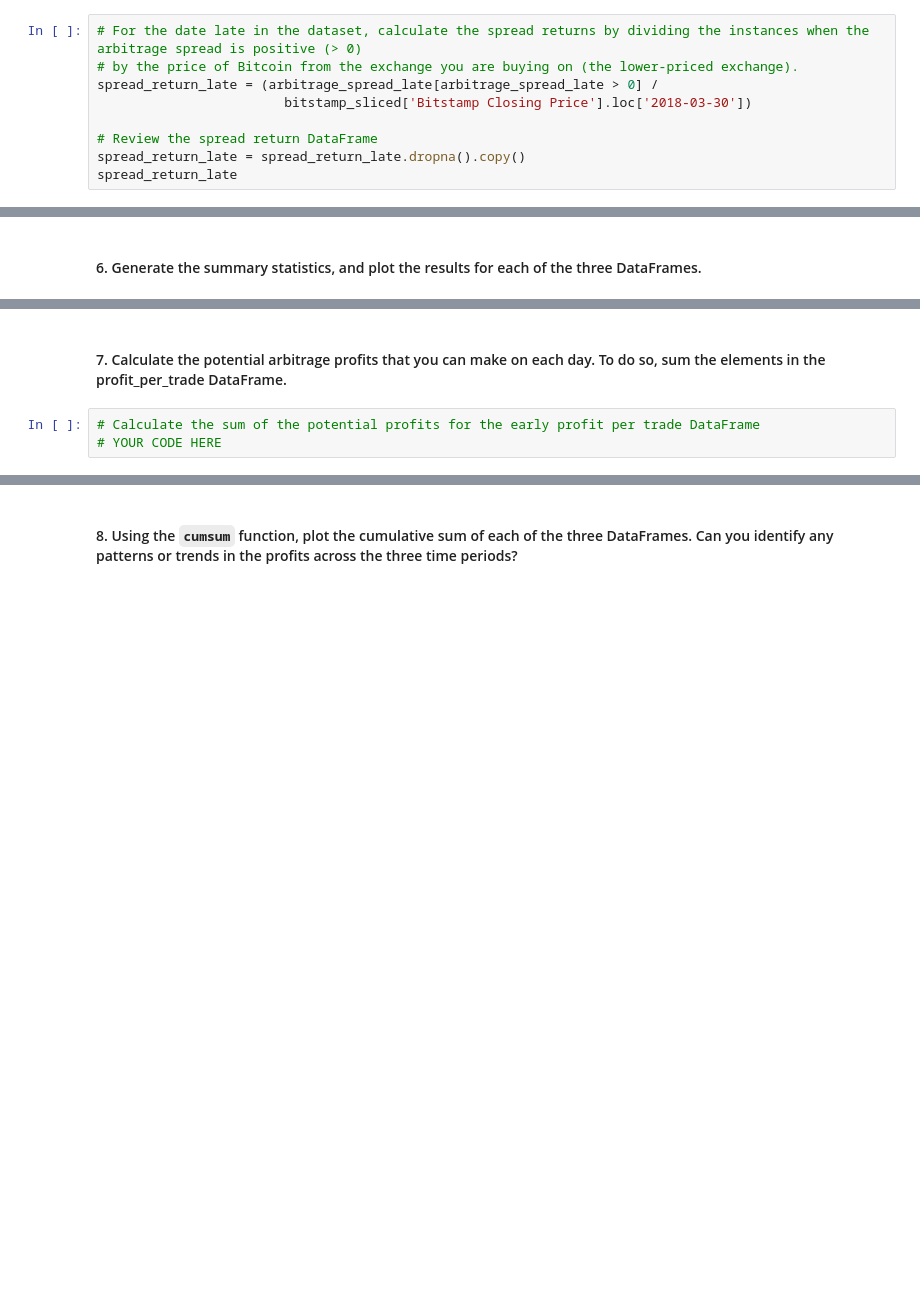
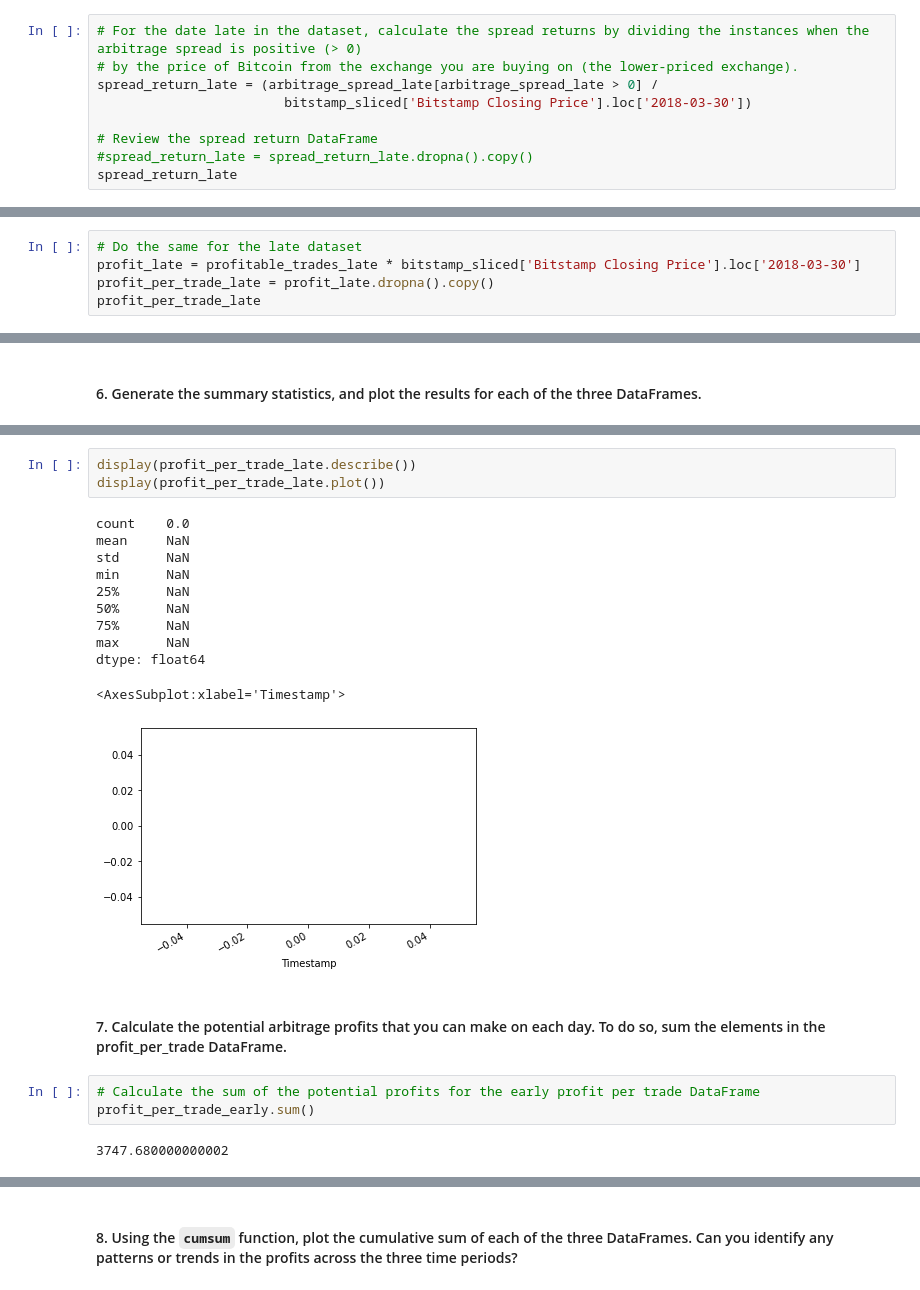
Before and after one commit to mbf2139/FinTech_Challenges, a Jupyter notebook: Module_3_Challenge/crypto_arbitrage.ipynb, the cells around one changed output, grey strips where cells are left out. Saved outputs shown, nothing was run; the diff lists cells and outputs as text; blank space fills up the shorter version.

```diff
--- a/Module_3_Challenge/crypto_arbitrage.ipynb
+++ b/Module_3_Challenge/crypto_arbitrage.ipynb
@@ -634,7 +634,7 @@ spread_return_late = (arbitrage_spread_late[arbitrage_spread_late > 0] /
                         bitstamp_sliced['Bitstamp Closing Price'].loc['2018-03-30'])
 
 # Review the spread return DataFrame
-spread_return_late = spread_return_late.dropna().copy()
+#spread_return_late = spread_return_late.dropna().copy()
 spread_return_late
 # %% [output]
 Timestamp
@@ -725,0 +742,5 @@ profit_per_trade_early = # YOUR CODE HERE
+# %%
+# Do the same for the late dataset
+profit_late = profitable_trades_late * bitstamp_sliced['Bitstamp Closing Price'].loc['2018-03-30']
+profit_per_trade_late = profit_late.dropna().copy()
+profit_per_trade_late
@@ -734,5 +785,22 @@ profit_per_trade_early = # YOUR CODE HERE
+# %%
+display(profit_per_trade_late.describe())
+display(profit_per_trade_late.plot())
+# %% [output]
+count    0.0
+mean     NaN
+std      NaN
+min      NaN
+25%      NaN
+50%      NaN
+75%      NaN
+max      NaN
+dtype: float64
+<AxesSubplot:xlabel='Timestamp'>
+[figure, added]
 # %% [markdown]
 #### 7. Calculate the potential arbitrage profits that you can make on each day. To do so, sum the elements in the profit_per_trade DataFrame.
 # %%
 # Calculate the sum of the potential profits for the early profit per trade DataFrame
-# YOUR CODE HERE
+profit_per_trade_early.sum()
+# %% [output]
+3747.680000000002
```
Also changed, not shown: parts of 18 cells of this notebook.
